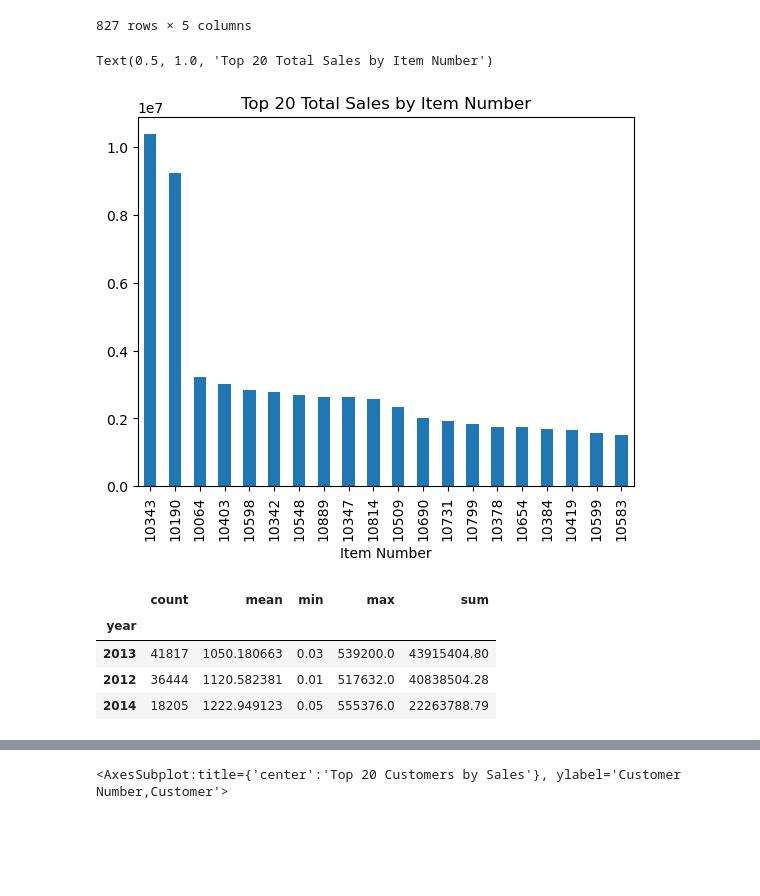
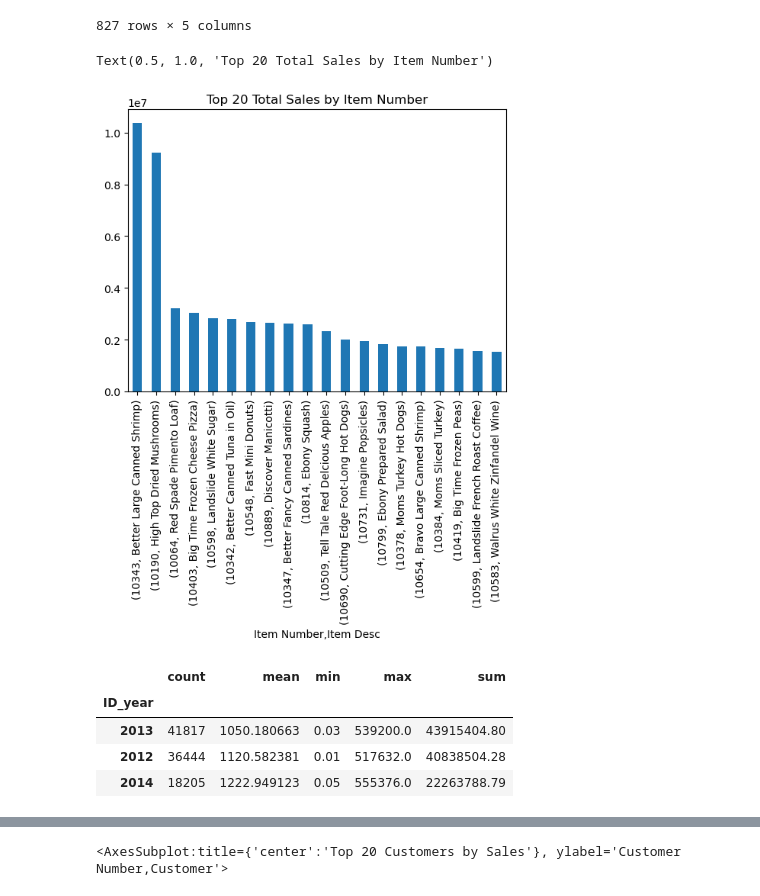
Before and after one commit to fatemehkarami/Grocery-Sales-Data-Analysis, a Jupyter notebook: Karami_Assignment2.ipynb, the cells around one changed output, grey strips where cells are left out. Drawn from its saved outputs; the diff is of its cells as text; code cells hidden in the pictures; blank space fills up the shorter version.

```diff
--- a/Karami_Assignment2.ipynb
+++ b/Karami_Assignment2.ipynb
@@ -565,33 +625,33 @@ sales_item_master.groupby(['Item Number', 'Item Desc'])['Sales'].agg(['count', '
 # %%
 #Top 20 Total Sales by Item Number Plot
 
 #Group the sales_item_master data by Item Number
 #and calculate sum for the 'Sales' column, Create a bar plot
-sales_item_master.groupby('Item Number')['Sales'].sum().sort_values(ascending = False).head(20).plot(kind='bar')
+sales_item_master.groupby(['Item Number', 'Item Desc'])['Sales'].sum().sort_values(ascending = False).head(20).plot(kind='bar')
 
 # Add a title to the plot
 plt.title('Top 20 Total Sales by Item Number')
 # %% [output]
 Text(0.5, 1.0, 'Top 20 Total Sales by Item Number')
-[figure, old version]
+[figure, new version]
 # %%
-# convert the 'Date' column to datetime format
-sales_item_master['Date'] = pd.to_datetime(sales_item_master['Date'])
+# convert the 'Invoice Date' column to datetime format
+sales['Invoice Date'] = pd.to_datetime(sales['Invoice Date'])
 
-#extract year, month, and day from the 'Date' column in the sales_item_master
-sales_item_master['year'] = sales_item_master['Date'].dt.year
-sales_item_master['month'] = sales_item_master['Date'].dt.month
-sales_item_master['day'] = sales_item_master['Date'].dt.day
+#extract year, month, and day from the 'Invoice Date' column in the sales
+sales['ID_year'] = sales['Invoice Date'].dt.year
+sales['ID_month'] = sales['Invoice Date'].dt.month
+sales['ID_day'] = sales['Invoice Date'].dt.day
 
 
-#Group the sales_item_master data by year
+#Group the sales data by year
 #and calculate count, mean, min, max, and sum for the 'Sales' column
 
 #identify which year have the highest total sales
-sales_item_master.groupby('year')['Sales'].agg(['count', 'mean', 'min', 'max', 'sum']).sort_values('sum', ascending = False)
+sales.groupby('ID_year')['Sales'].agg(['count', 'mean', 'min', 'max', 'sum']).sort_values('sum', ascending = False)
 # %% [output]
 |  | count | mean | min | max | sum |
-| year |  |  |  |  |  |
+| ID_year |  |  |  |  |  |
 | 2013 | 41817 | 1050.180663 | 0.03 | 539200.0 | 43915404.80 |
 | 2012 | 36444 | 1120.582381 | 0.01 | 517632.0 | 40838504.28 |
 | 2014 | 18205 | 1222.949123 | 0.05 | 555376.0 | 22263788.79 |
```
Also changed, not shown: parts of 38 cells of this notebook.
